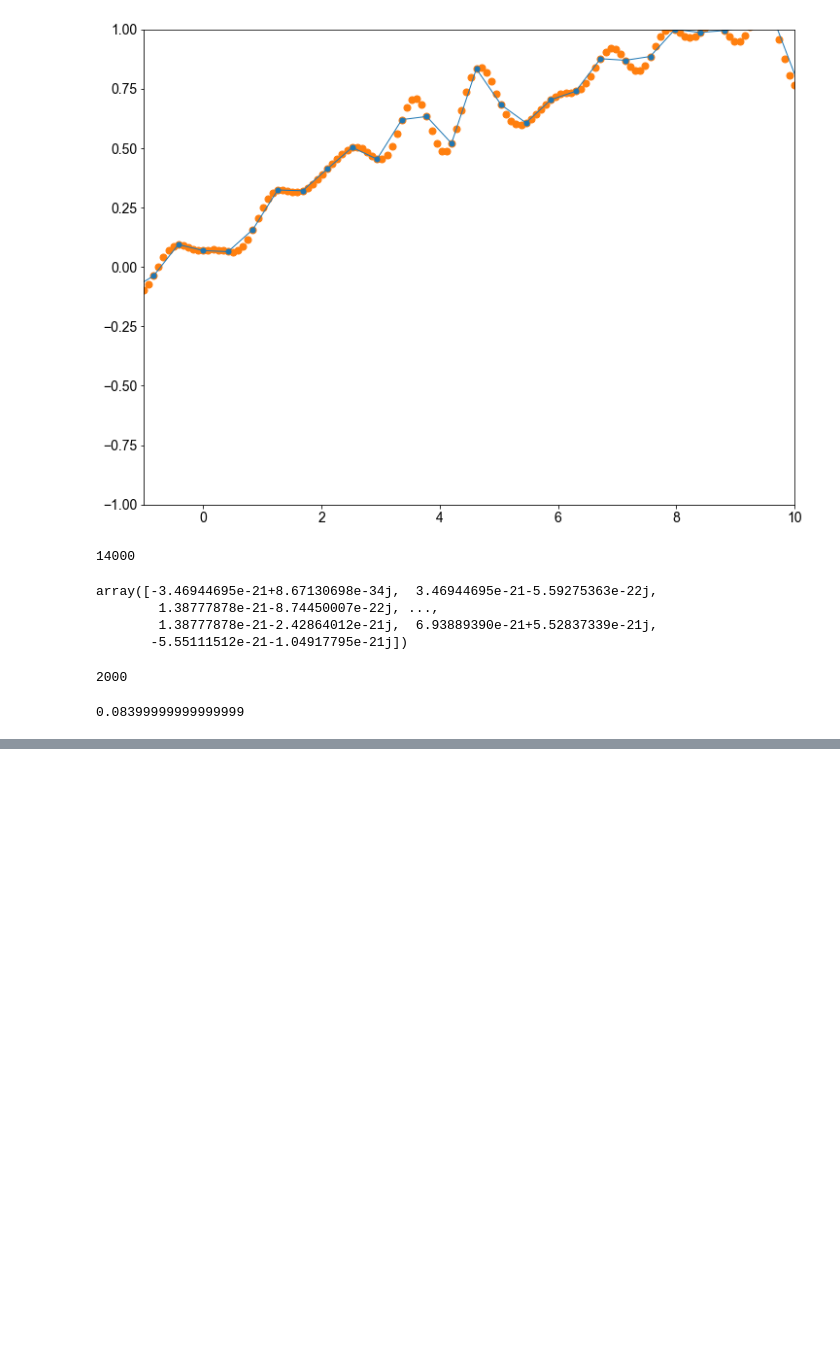
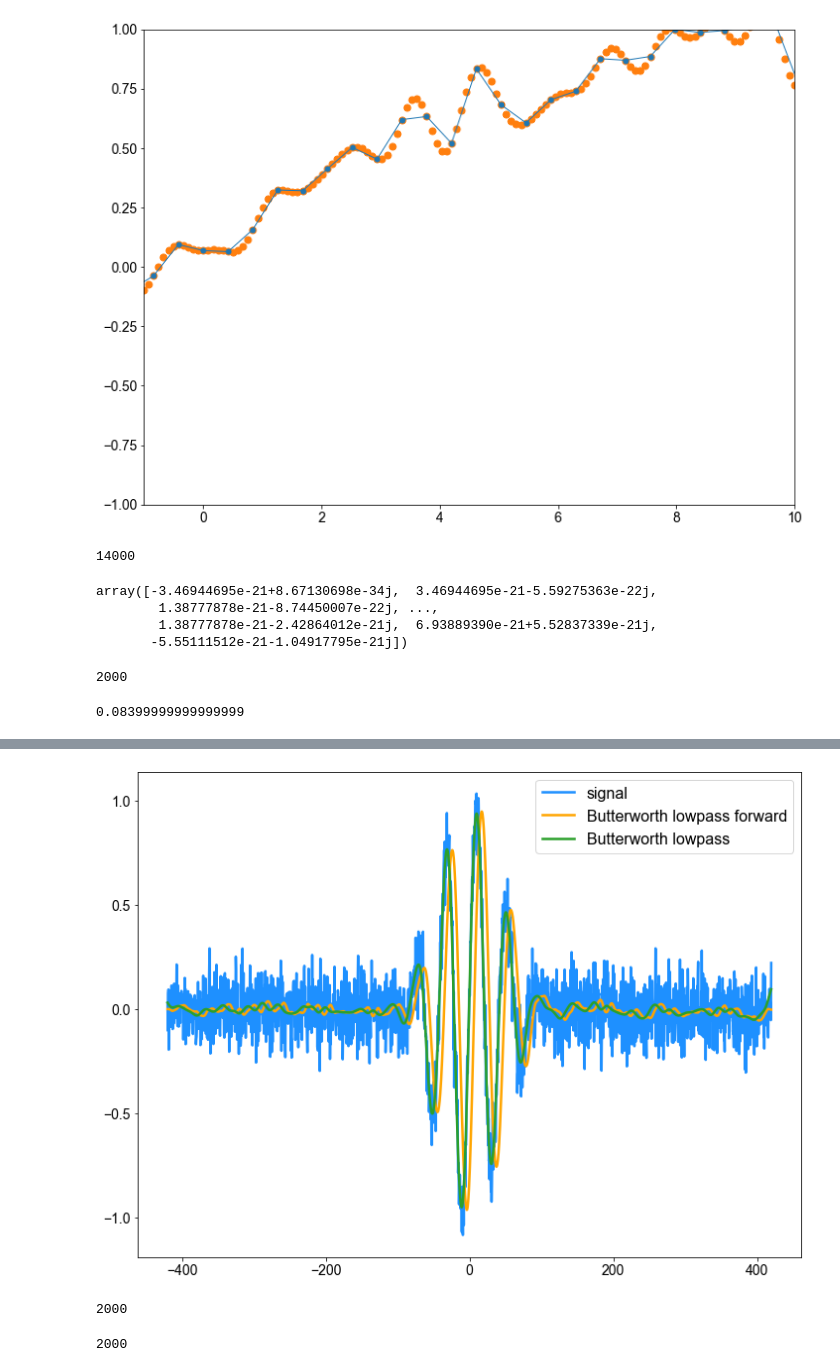
Before and after one commit to igred8/signal, a Jupyter notebook: signal/notebooks/0.0-signal-processing-igad.ipynb, the cells around one changed output, grey strips where cells are left out. Cells and saved outputs as stored; diff of their text form; code cells hidden in the pictures; blank space fills up the shorter version.

```diff
--- a/signal/notebooks/0.0-signal-processing-igad.ipynb
+++ b/signal/notebooks/0.0-signal-processing-igad.ipynb
@@ -312,0 +423,37 @@ T_RESOLUTION/(augment_factor-1)
+# %%
+# set the signal vector
+signal_temp = xvec2
+
+# filter parameters
+filter_order = 3
+filter_freqcrit = 2 * (1/WAVELENGTH)
+sampling_freq = 1/T_RESOLUTION
+# create second order sections (avoids numerical error present when using 'ba' format)
+sos_butter_low = signal.butter(filter_order, filter_freqcrit, btype='lowpass', output='sos', fs=sampling_freq)
+
+# filter the signal
+signal_filter_butter_low_forward = signal.sosfilt(sos_butter_low, signal_temp)
+signal_filter_butter_low = signal.sosfiltfilt(sos_butter_low, signal_temp)
+
+fig, ax = plt.subplots(nrows=1,ncols=1,figsize=(12,9))
+# plot initial signals
+ls = dict(linewidth=2.5)
+ls['color'] = 'dodgerblue'
+ax.plot(tvec, signal_temp, **ls)
+ls['color'] = 'orange'
+ax.plot(tvec, signal_filter_butter_low_forward, **ls)
+ls['color'] = 'tab:green'
+ax.plot(tvec, signal_filter_butter_low, **ls)
+leglist = ['signal', 'Butterworth lowpass forward', 'Butterworth lowpass']
+ax.legend(leglist, prop={'size':16, 'family':mainfont})
+plt.show()
+# %% [output]
+[figure, added]
+# %%
+tvec.size
+# %% [output]
+2000
+# %%
+signal_filter_butter_low_forward.size
+# %% [output]
+2000
```
Also changed, not shown: parts of 14 cells of this notebook, 2 other files.
